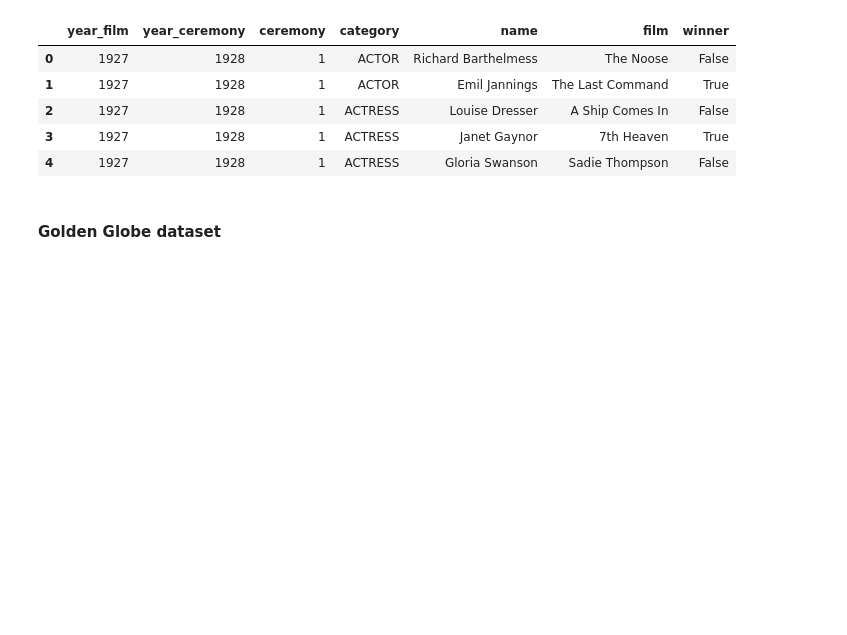
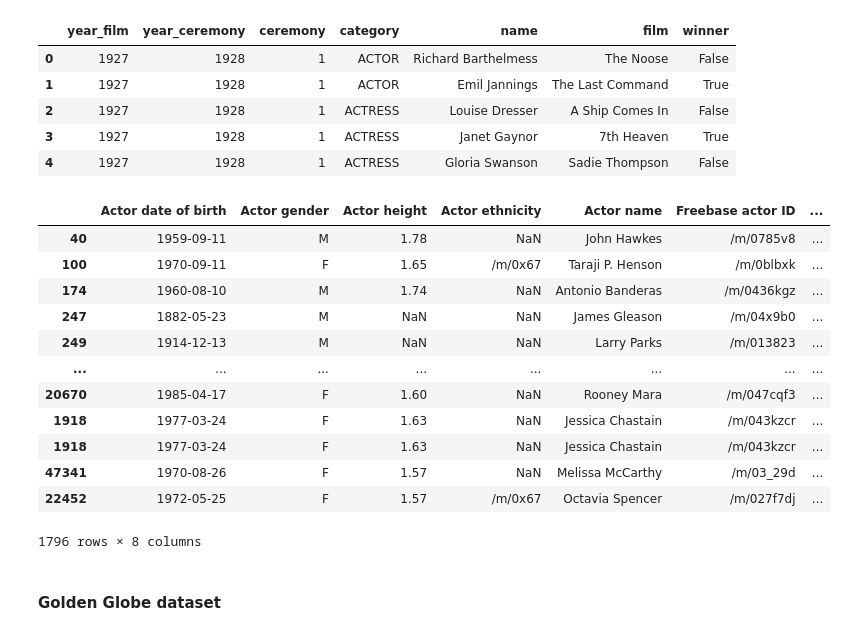
Before and after one commit to epfl-ada/ada-2023-project-cedars10452, a Jupyter notebook: Untitled.ipynb, the cells around one changed output. Cells and saved outputs as stored; diff of their text form; code cells hidden in the pictures; blank space fills up the shorter version.

Commit message:
'oscargolden'

```diff
--- a/Untitled.ipynb
+++ b/Untitled.ipynb
@@ -594,3 +554,46 @@ oscars_actors
+# %%
+unique_actor_names = oscars_df['name'].drop_duplicates(keep=False)
+non_unique_actor_names = oscars_df['name'].drop_duplicates(keep='first')[oscars_df['name'].duplicated(keep=False)]
+
+unique_actors_df = actor_movies_df[actor_movies_df['Actor name'].isin(unique_actor_names)]
+
+
+non_unique_actors_df = pd.DataFrame()
+
+for name in non_unique_actor_names:
+
+    oscars_subset = oscars_df[oscars_df['name'] == name]
+    actors_subset = actor_movies_df[actor_movies_df['Actor name'] == name]
+
+
+    for _, oscars_row in oscars_subset.iterrows():
+
+        film_title = oscars_row['film']
+
+
+        for _, actor_row in actors_subset.iterrows():
+
+            if film_title in actor_row['title']:
+                non_unique_actors_df = pd.concat([non_unique_actors_df, pd.DataFrame([actor_row])])
+                break
+
+final_extracted_df_oscars = pd.concat([unique_actors_df, non_unique_actors_df])
+
+final_extracted_df_oscars
+# %% [output]
+|  | Actor date of birth | Actor gender | Actor height | Actor ethnicity | Actor name | Freebase actor ID | ... |
+| 40 | 1959-09-11 | M | 1.78 | NaN | John Hawkes | /m/0785v8 | ... |
+| 100 | 1970-09-11 | F | 1.65 | /m/0x67 | Taraji P. Henson | /m/0blbxk | ... |
+| 174 | 1960-08-10 | M | 1.74 | NaN | Antonio Banderas | /m/0436kgz | ... |
+| 247 | 1882-05-23 | M | NaN | NaN | James Gleason | /m/04x9b0 | ... |
+| 249 | 1914-12-13 | M | NaN | NaN | Larry Parks | /m/013823 | ... |
+| ... | ... | ... | ... | ... | ... | ... | ... |
+| 20670 | 1985-04-17 | F | 1.60 | NaN | Rooney Mara | /m/047cqf3 | ... |
+| 1918 | 1977-03-24 | F | 1.63 | NaN | Jessica Chastain | /m/043kzcr | ... |
+| 1918 | 1977-03-24 | F | 1.63 | NaN | Jessica Chastain | /m/043kzcr | ... |
+| 47341 | 1970-08-26 | F | 1.57 | NaN | Melissa McCarthy | /m/03_29d | ... |
+| 22452 | 1972-05-25 | F | 1.57 | /m/0x67 | Octavia Spencer | /m/027f7dj | ... |
+1796 rows × 8 columns
 # %% [markdown]
 #### Golden Globe dataset
 # %% [markdown]
```
Also changed, not shown: parts of 26 cells of this notebook.
